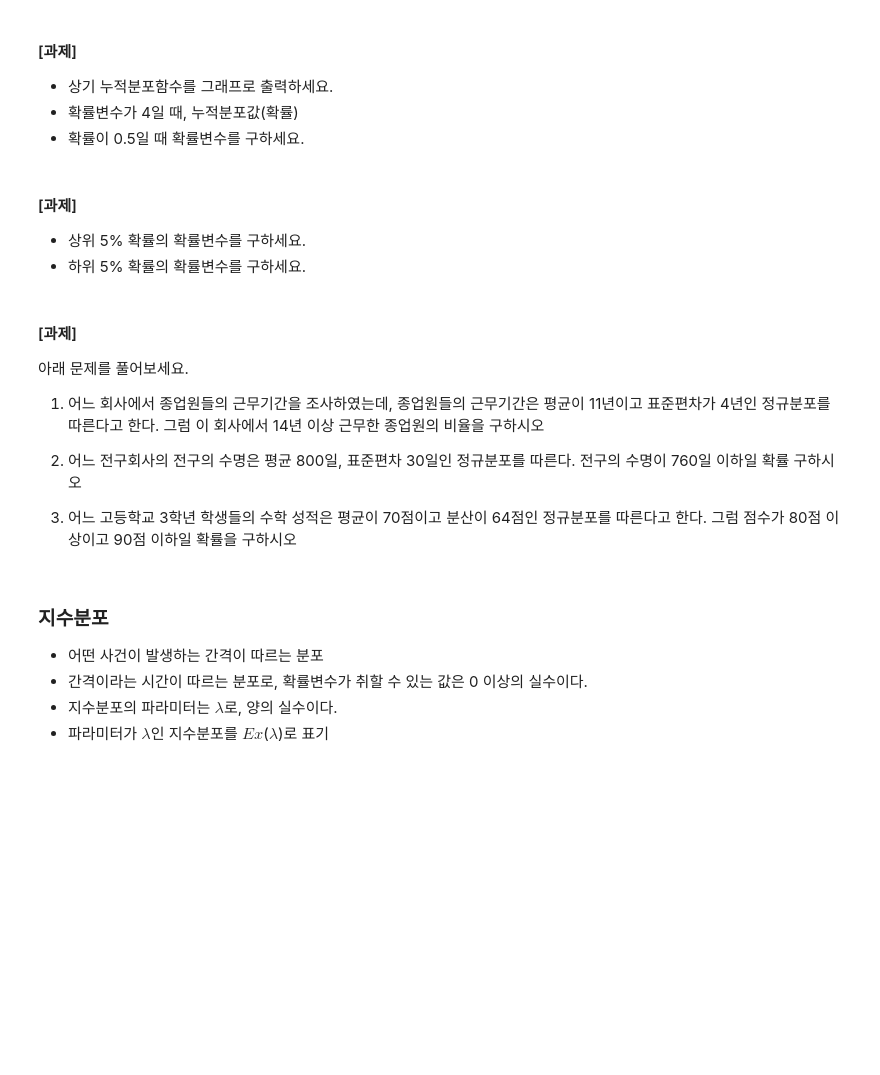
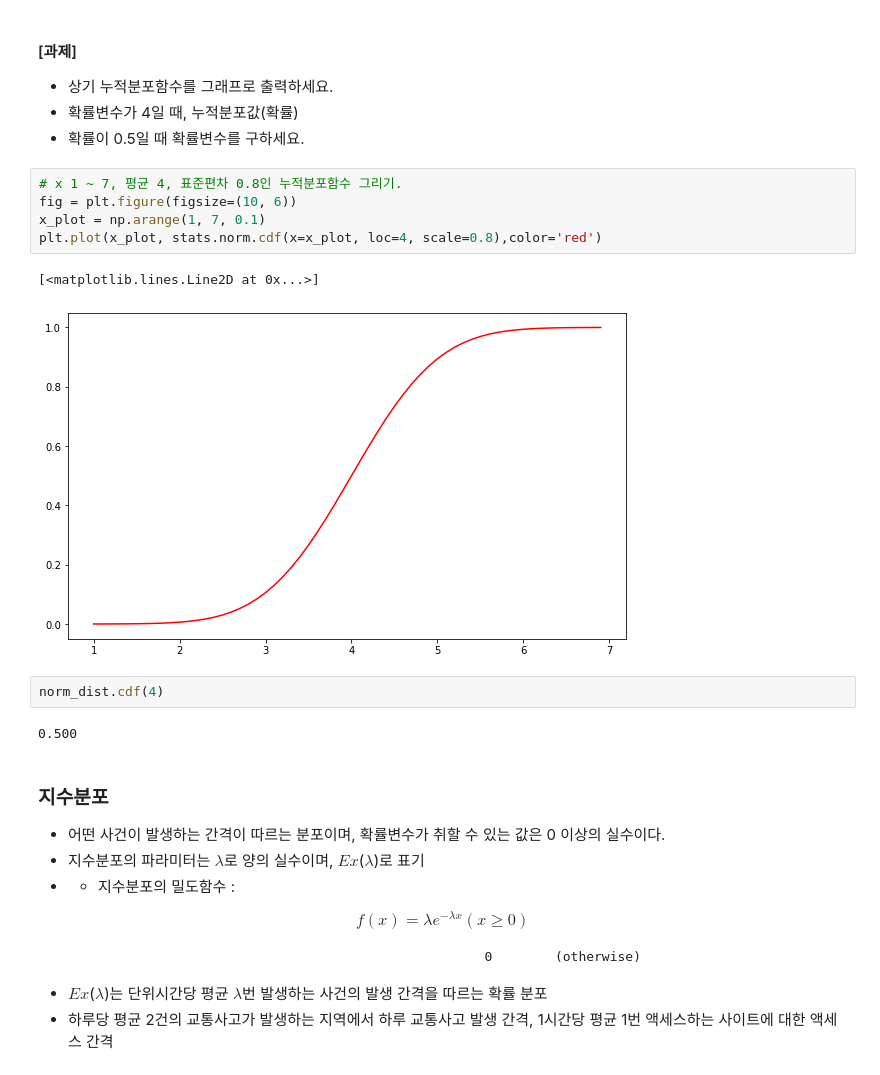
Before and after one commit to kyunakim/cakd7, a Jupyter notebook: cakd7/m3_통계/stat2.ipynb, the cells around one changed output. Saved outputs shown, nothing was run; the diff lists cells and outputs as text; blank space fills up the shorter version.

```diff
--- a/cakd7/m3_통계/stat2.ipynb
+++ b/cakd7/m3_통계/stat2.ipynb
@@ -719,21 +765,26 @@ stats.norm.cdf(loc=4, scale=0.8, x=7)
 - 상기 누적분포함수를 그래프로 출력하세요.
 - 확률변수가 4일 때, 누적분포값(확률)
 - 확률이 0.5일 때 확률변수를 구하세요.
-# %% [markdown]
-#### [과제]
-- 상위 5% 확률의 확률변수를 구하세요.
-- 하위 5% 확률의 확률변수를 구하세요.
-# %% [markdown]
-#### [과제]
-아래 문제를 풀어보세요.
-1. 어느 회사에서 종업원들의 근무기간을 조사하였는데, 종업원들의 근무기간은 평균이 11년이고 표준편차가 4년인 정규분포를 따른다고 한다. 그럼 이 회사에서 14년 이상 근무한 종업원의 비율을 구하시오
-
-2. 어느 전구회사의 전구의 수명은 평균 800일, 표준편차 30일인 정규분포를 따른다. 전구의 수명이 760일 이하일 확률 구하시오
-
-3. 어느 고등학교 3학년 학생들의 수학 성적은 평균이 70점이고 분산이 64점인 정규분포를 따른다고 한다. 그럼 점수가 80점 이상이고 90점 이하일 확률을 구하시오
+# %%
+# x 1 ~ 7, 평균 4, 표준편차 0.8인 누적분포함수 그리기.
+fig = plt.figure(figsize=(10, 6))
+x_plot = np.arange(1, 7, 0.1)
+plt.plot(x_plot, stats.norm.cdf(x=x_plot, loc=4, scale=0.8),color='red')
+# %% [output]
+[<matplotlib.lines.Line2D at 0x...>]
+[figure, added]
+# %%
+norm_dist.cdf(4)
+# %% [output]
+0.500
 # %% [markdown]
 ### 지수분포
-- 어떤 사건이 발생하는 간격이 따르는 분포
-- 간격이라는 시간이 따르는 분포로, 확률변수가 취할 수 있는 값은 0 이상의 실수이다.
-- 지수분포의 파라미터는 $\lambda$로, 양의 실수이다.
-- 파라미터가 $\lambda$인 지수분포를 $Ex$($\lambda$)로 표기
+- 어떤 사건이 발생하는 간격이 따르는 분포이며, 확률변수가 취할 수 있는 값은 0 이상의 실수이다.
+- 지수분포의 파라미터는 $\lambda$로 양의 실수이며, $Ex$($\lambda$)로 표기
+- - 지수분포의 밀도함수 :
+
+$$f(x) = {\lambda}e^{{-\lambda}x} (x \ge 0)$$
+
+                                                           0        (otherwise)
+- $Ex$($\lambda$)는 단위시간당 평균 $\lambda$번 발생하는 사건의 발생 간격을 따르는 확률 분포
+- 하루당 평균 2건의 교통사고가 발생하는 지역에서 하루 교통사고 발생 간격, 1시간당 평균 1번 액세스하는 사이트에 대한 액세스 간격
```
Also changed, not shown: parts of 40 cells of this notebook, 2 other files.
